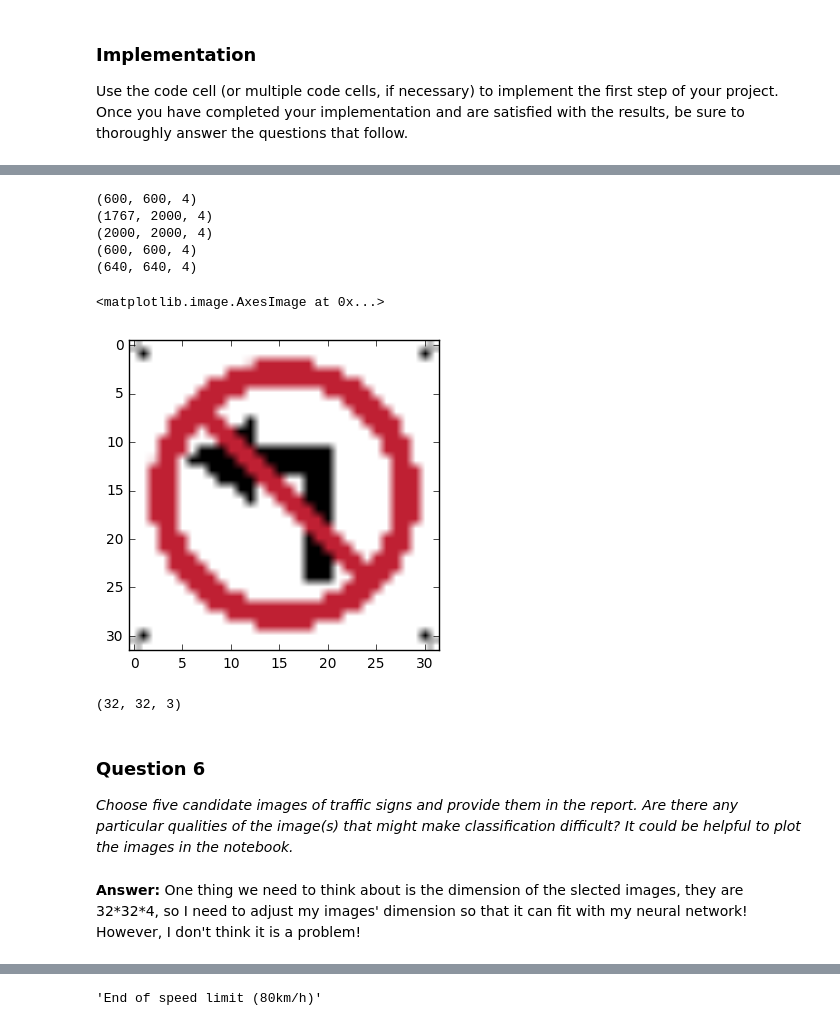
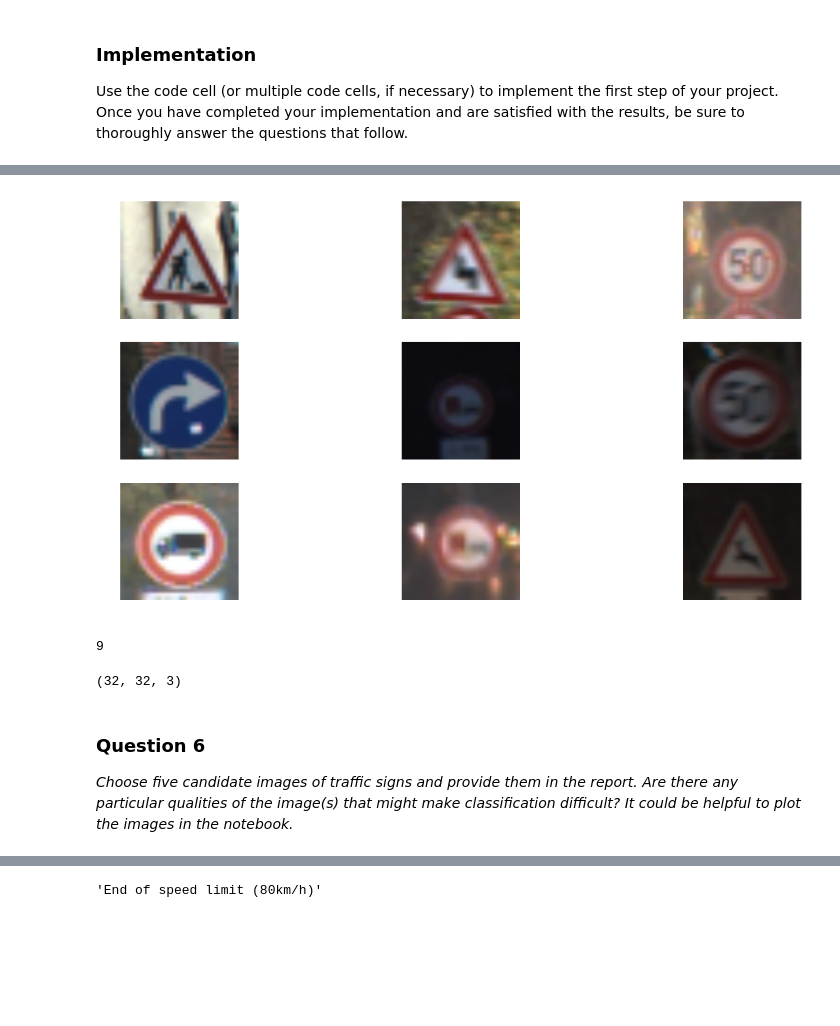
Before and after one commit to tiandiao123/traffic_sign_classifier, a Jupyter notebook: Traffic_Sign_Classifier.ipynb, the cells around one changed output, grey strips where cells are left out. Drawn from its saved outputs; the diff is of its cells as text; code cells hidden in the pictures; blank space fills up the shorter version.

```diff
--- a/Traffic_Sign_Classifier.ipynb
+++ b/Traffic_Sign_Classifier.ipynb
@@ -393,5 +402,10 @@ _Describe how you set up the training, validation and testing data for your mode
 # %% [markdown]
 ### now we need to reconstuct our neural nets so that we can improve our testing accuracy, one is that using dropout and add more layers in this neural nets
+# %%
+import numpy as np
+from sklearn.model_selection import train_test_split
+
+training_data,validation_data,training_label,validation_label=train_test_split(X_train,y_train,test_size=0.2)
 # %%
 ### Define your architecture here.
 ### Feel free to use as many code cells as needed.
@@ -512,27 +509,34 @@ def evaluation(X_data,y_data):
         accuracy=sess.run(accuracy_operation,feed_dict={x:batch_x,y:batch_y})
         total_accuracy+=(accuracy*len(batch_x))
     return total_accuracy/num_examples
+# %%
+training_data_lenet=training_data/256
+validation_data_lenet=validation_data/256
+test_data_lenet=X_test/256
 # %%
 training_times=30
+save_file = 'train_model.ckpt'
+saver = tf.train.Saver()
 with tf.Session() as sess:
     sess.run(tf.global_variables_initializer())
-    num_examples=len(training_data)
+    num_examples=len(training_data_lenet)
     print("we are training our model")
     print()
     for i in range(training_times):
-        X_train_new,y_train_new=shuffle(training_data,training_label)
+        X_train_new,y_train_new=shuffle(training_data_lenet,training_label)
         for offset in range(0,num_examples,batch_size):
             end=offset+batch_size
             batch_x,batch_y=X_train_new[offset:end],y_train_new[offset:end]
             sess.run(training_operation,feed_dict={x:batch_x,y:batch_y})
-        validation_accuracy=evaluation(validation_data,validation_label)
+        validation_accuracy=evaluation(validation_data_lenet,validation_label)
         print("epoch{}:".format(i+1))
         print("the validation accuracy:{:.3f}".format(validation_accuracy))
         #print()
     cross=tf.equal(tf.argmax(logits,1),tf.argmax(one_hot_y,1))
     accuracy=tf.reduce_mean(tf.cast(cross_prediction,tf.float32))
-    print("the test accuracy after using regularization is:",accuracy.eval({x:X_test,y:y_test}))
+    print("the test accuracy after using regularization is:",accuracy.eval({x:test_data_lenet,y:y_test}))
     print()
+    saver.save(sess, save_file)
 # %% [output]
 we are training our model
 
@@ -615,12 +584,0 @@ plt.imshow(image5)
-# %%
-print(image1.shape)
-print(image2.shape)
-print(image3.shape)
-print(image4.shape)
-print(image5.shape)
-# %% [output]
-(600, 600, 4)
-(1767, 2000, 4)
-(2000, 2000, 4)
-(600, 600, 4)
-(640, 640, 4)
@@ -633,15 +585,36 @@ resized_image5=cv2.resize(image5,(32, 32))
-# %%
-plt.imshow(resized_image3)
-# %% [output]
-<matplotlib.image.AxesImage at 0x...>
-[figure, removed]
-# %%
-resized_image1[:,:,0:3].shape
-# %% [output]
-(32, 32, 3)
+# %%
+### Load the images and plot them here.
+### Feel free to use as many code cells as needed.
+
+import random
+import matplotlib.pyplot as plt
+import matplotlib.image as mpimg
+import numpy as np
+
+image=[]
+label=[]
+count=1
+for i in range(9):
+    index=random.randint(0,len(X_test))
+    image.append(X_test[index])
+    label.append(y_test[index])
+    plt.subplot(3,3,count)
+    plt.axis('off')
+    plt.imshow(image[count-1])
+    count+=1
+# %% [output]
+[figure, added]
+# %%
+image=np.array(image)
+image=image/256
+len(image)
+# %% [output]
+9
+# %%
+image[1].shape
+# %% [output]
+(32, 32, 3)
 # %% [markdown]
 ### Question 6
 
 _Choose five candidate images of traffic signs and provide them in the report. Are there any particular qualities of the image(s) that might make classification difficult? It could be helpful to plot the images in the notebook._
-# %% [markdown]
-**Answer:** One thing we need to think about is the dimension of the slected images, they are 32\*32\*4, so I need to adjust my images' dimension so that it can fit with my neural network! However, I don't think it is a problem!
```
Also changed, not shown: parts of 31 cells of this notebook, 1 other file.
